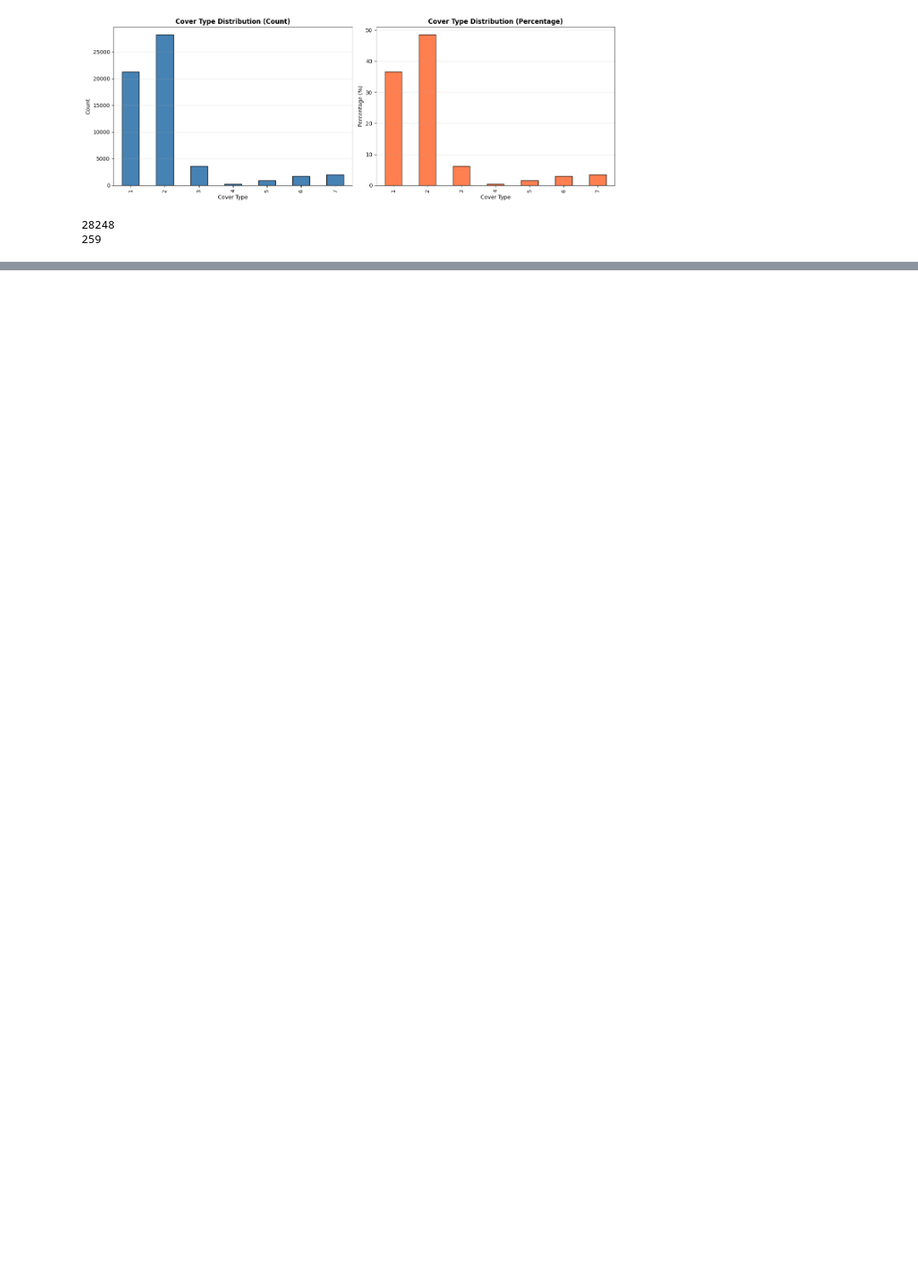
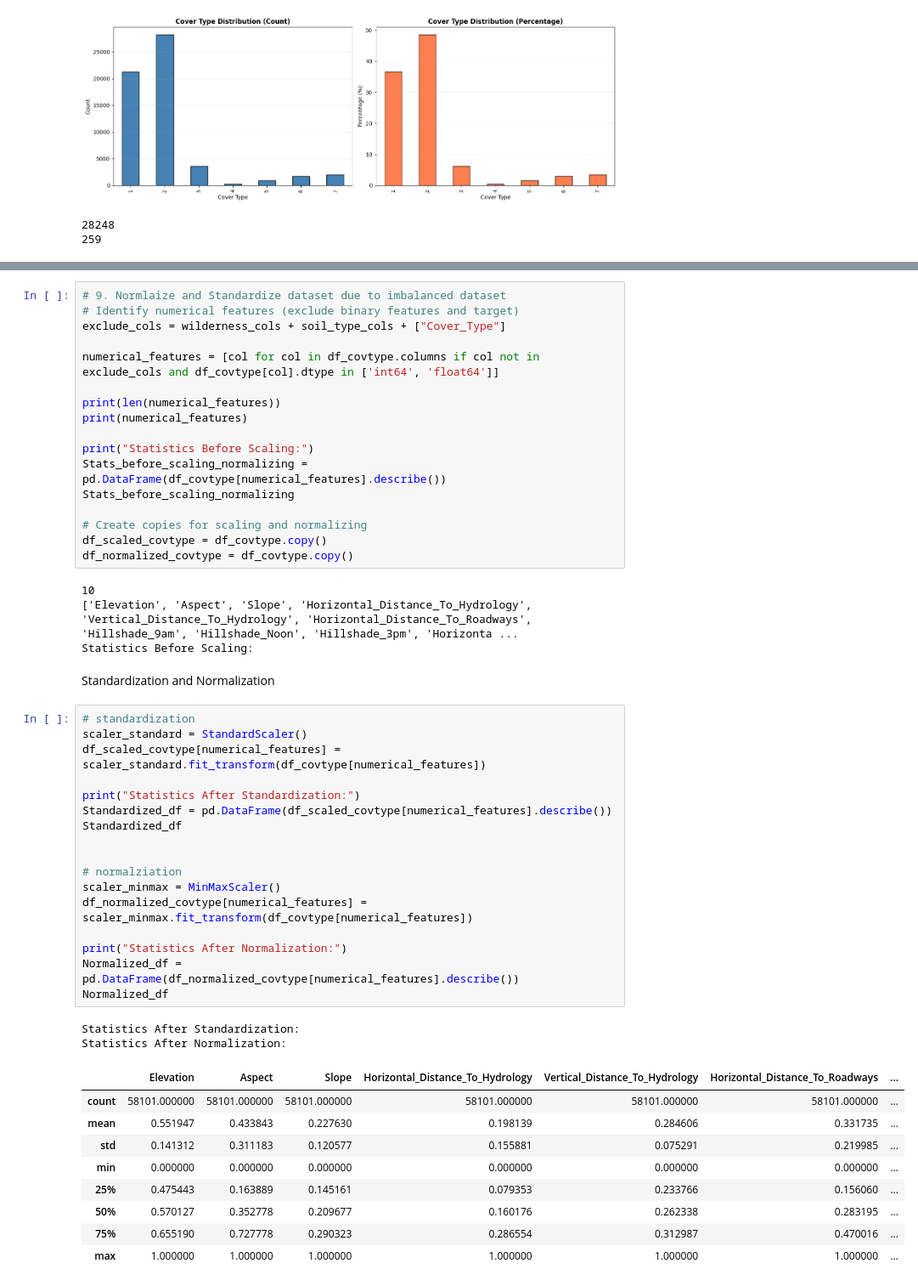
Before and after one commit to Ron-Lakeman/AppliedMachineLearning, a Jupyter notebook: EDA/eda_covtype.ipynb, the cells around one changed output, grey strips where cells are left out. Shown at 85% size. Cells and saved outputs as stored; diff of their text form; blank space fills up the shorter version.

```diff
--- a/EDA/eda_covtype_1.ipynb
+++ b/EDA/eda_covtype.ipynb
@@ -195,0 +223,52 @@ print(min_class_count)
+# %%
+# 9. Normlaize and Standardize dataset due to imbalanced dataset
+# Identify numerical features (exclude binary features and target)
+exclude_cols = wilderness_cols + soil_type_cols + ["Cover_Type"]
+
+numerical_features = [col for col in df_covtype.columns if col not in exclude_cols and df_covtype[col].dtype in ['int64', 'float64']]
+
+print(len(numerical_features))
+print(numerical_features)
+
+print("Statistics Before Scaling:")
+Stats_before_scaling_normalizing = pd.DataFrame(df_covtype[numerical_features].describe())
+Stats_before_scaling_normalizing
+
+# Create copies for scaling and normalizing
+df_scaled_covtype = df_covtype.copy()
+df_normalized_covtype = df_covtype.copy()
+# %% [output]
+10
+['Elevation', 'Aspect', 'Slope', 'Horizontal_Distance_To_Hydrology', 'Vertical_Distance_To_Hydrology', 'Horizontal_Distance_To_Roadways', 'Hillshade_9am', 'Hillshade_Noon', 'Hillshade_3pm', 'Horizonta ...
+Statistics Before Scaling:
+# %% [markdown]
+Standardization and Normalization
+# %%
+# standardization
+scaler_standard = StandardScaler()
+df_scaled_covtype[numerical_features] = scaler_standard.fit_transform(df_covtype[numerical_features])
+
+print("Statistics After Standardization:")
+Standardized_df = pd.DataFrame(df_scaled_covtype[numerical_features].describe())
+Standardized_df
+
+
+# normalziation
+scaler_minmax = MinMaxScaler()
+df_normalized_covtype[numerical_features] = scaler_minmax.fit_transform(df_covtype[numerical_features])
+
+print("Statistics After Normalization:")
+Normalized_df = pd.DataFrame(df_normalized_covtype[numerical_features].describe())
+Normalized_df
+# %% [output]
+Statistics After Standardization:
+Statistics After Normalization:
+|  | Elevation | Aspect | Slope | Horizontal_Distance_To_Hydrology | Vertical_Distance_To_Hydrology | Horizontal_Distance_To_Roadways | ... |
+| count | 58101.000000 | 58101.000000 | 58101.000000 | 58101.000000 | 58101.000000 | 58101.000000 | ... |
+| mean | 0.551947 | 0.433843 | 0.227630 | 0.198139 | 0.284606 | 0.331735 | ... |
+| std | 0.141312 | 0.311183 | 0.120577 | 0.155881 | 0.075291 | 0.219985 | ... |
+| min | 0.000000 | 0.000000 | 0.000000 | 0.000000 | 0.000000 | 0.000000 | ... |
+| 25% | 0.475443 | 0.163889 | 0.145161 | 0.079353 | 0.233766 | 0.156060 | ... |
+| 50% | 0.570127 | 0.352778 | 0.209677 | 0.160176 | 0.262338 | 0.283195 | ... |
+| 75% | 0.655190 | 0.727778 | 0.290323 | 0.286554 | 0.312987 | 0.470016 | ... |
+| max | 1.000000 | 1.000000 | 1.000000 | 1.000000 | 1.000000 | 1.000000 | ... |
```
Also changed, not shown: parts of 7 cells of this notebook, 4 other files.
